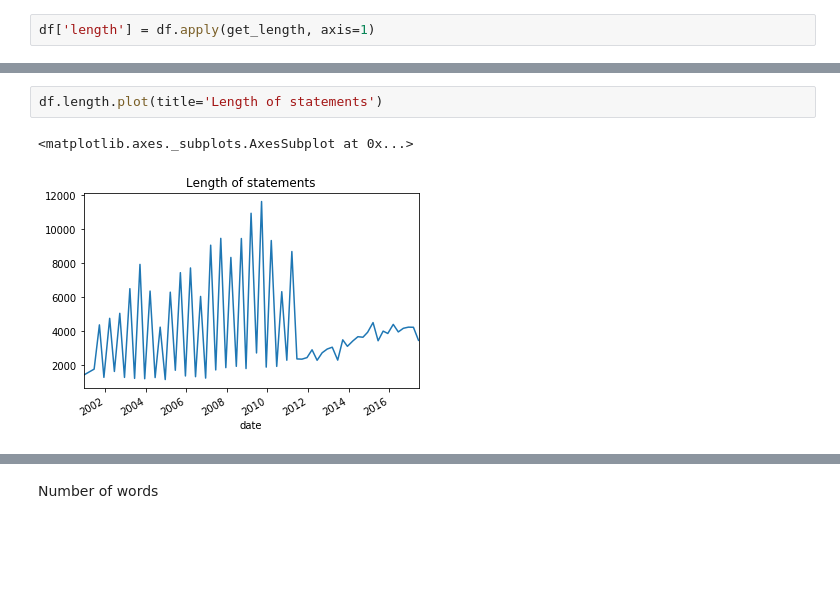
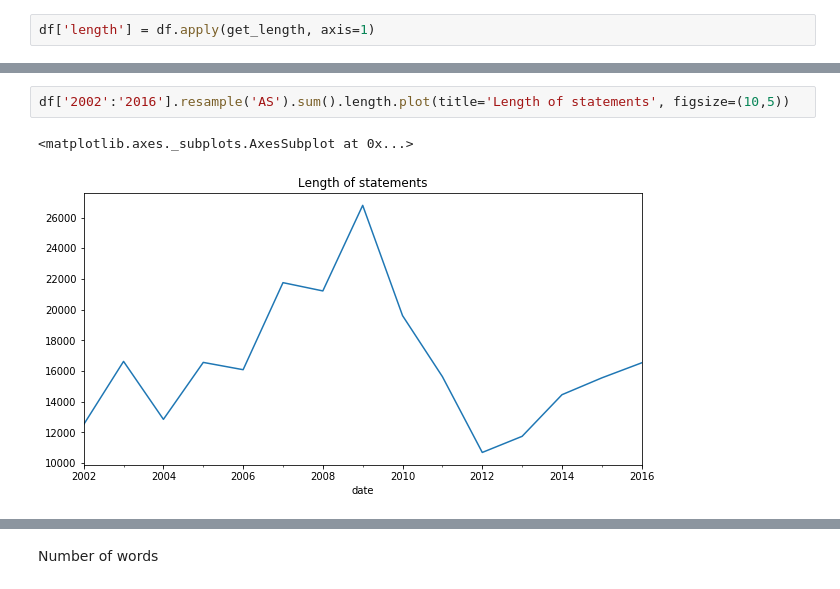
Before and after one commit to simon-pinkmartini/studio-projects, a Jupyter notebook: code/snb-lagebeurteilungen/Analyze Texts.ipynb, the cells around one changed output, grey strips where cells are left out. Drawn from its saved outputs; the diff is of its cells as text; blank space fills up the shorter version.

```diff
--- a/code/snb-lagebeurteilungen/Analyze Texts.ipynb
+++ b/code/snb-lagebeurteilungen/Analyze Texts.ipynb
@@ -42,5 +97,5 @@ df['length'] = df.apply(get_length, axis=1)
 # %%
-df.length.plot(title='Length of statements')
+df['2002':'2016'].resample('AS').sum().length.plot(title='Length of statements', figsize=(10,5))
 # %% [output]
 <matplotlib.axes._subplots.AxesSubplot at 0x...>
-[figure, old version]
+[figure, new version]
```
Also changed, not shown: parts of 50 cells of this notebook, 6 other files.
